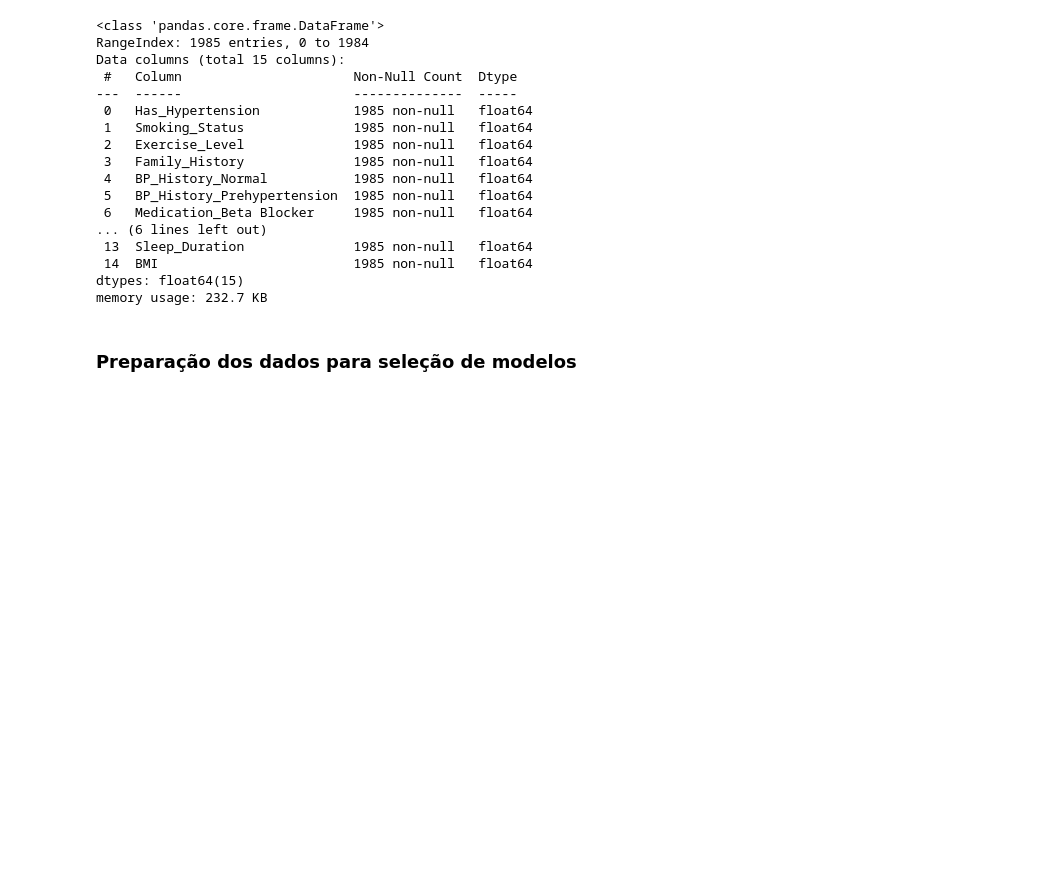
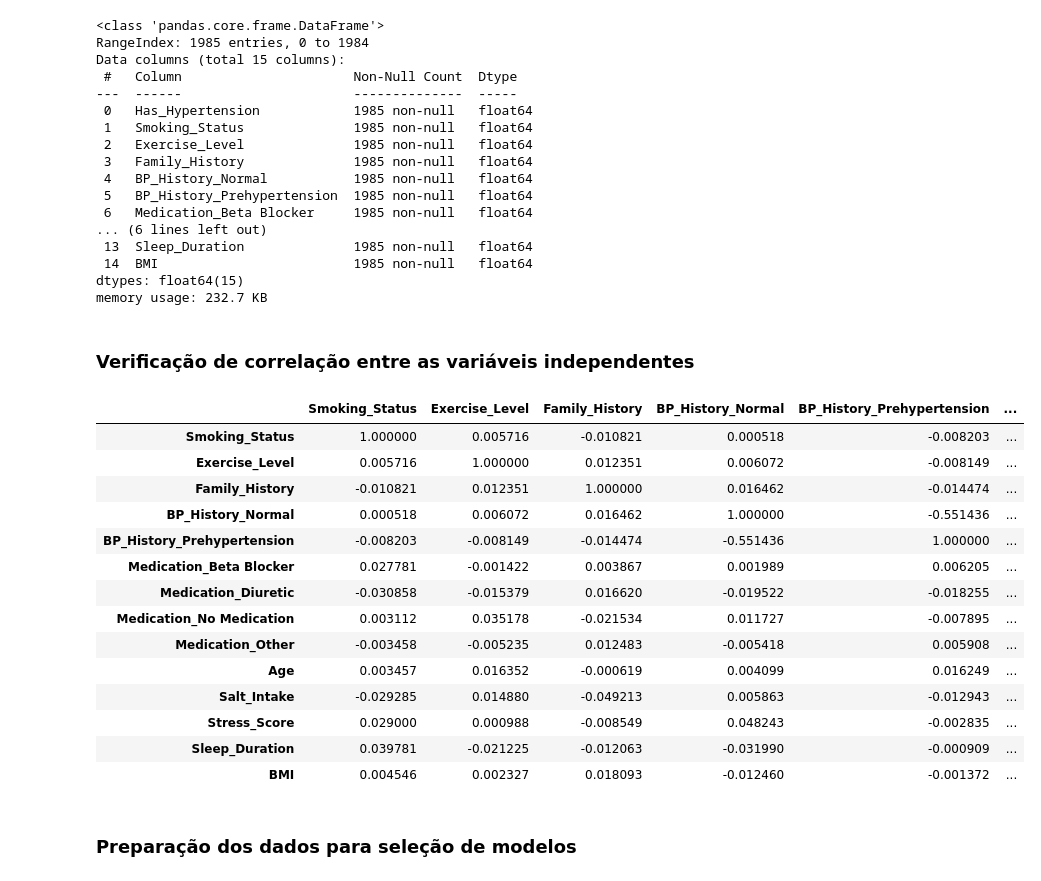
Before and after one commit to rogerioferreira/MVP-Machine_Learning-PUC-RIO, a Jupyter notebook: notebooks/hypertension_prediction.ipynb, the cells around one changed output. Drawn from its saved outputs; the diff is of its cells as text; code cells hidden in the pictures; blank space fills up the shorter version.

Commit message:
descrição do dataset e análise de correlação

```diff
--- a/notebooks/hypertension_prediction.ipynb
+++ b/notebooks/hypertension_prediction.ipynb
@@ -225,6 +246,29 @@ Data columns (total 15 columns):
  14  BMI                         1985 non-null   float64
 dtypes: float64(15)
 memory usage: 232.7 KB
+# %% [markdown]
+### Verificação de correlação entre as variáveis independentes
+# %%
+# verificação da correlação entre as variáveis
+df.drop(columns="Has_Hypertension").corr()
+
+# necessidade de implementação de gráfico
+# %% [output]
+|  | Smoking_Status | Exercise_Level | Family_History | BP_History_Normal | BP_History_Prehypertension | ... |
+| Smoking_Status | 1.000000 | 0.005716 | -0.010821 | 0.000518 | -0.008203 | ... |
+| Exercise_Level | 0.005716 | 1.000000 | 0.012351 | 0.006072 | -0.008149 | ... |
+| Family_History | -0.010821 | 0.012351 | 1.000000 | 0.016462 | -0.014474 | ... |
+| BP_History_Normal | 0.000518 | 0.006072 | 0.016462 | 1.000000 | -0.551436 | ... |
+| BP_History_Prehypertension | -0.008203 | -0.008149 | -0.014474 | -0.551436 | 1.000000 | ... |
+| Medication_Beta Blocker | 0.027781 | -0.001422 | 0.003867 | 0.001989 | 0.006205 | ... |
+| Medication_Diuretic | -0.030858 | -0.015379 | 0.016620 | -0.019522 | -0.018255 | ... |
+| Medication_No Medication | 0.003112 | 0.035178 | -0.021534 | 0.011727 | -0.007895 | ... |
+| Medication_Other | -0.003458 | -0.005235 | 0.012483 | -0.005418 | 0.005908 | ... |
+| Age | 0.003457 | 0.016352 | -0.000619 | 0.004099 | 0.016249 | ... |
+| Salt_Intake | -0.029285 | 0.014880 | -0.049213 | 0.005863 | -0.012943 | ... |
+| Stress_Score | 0.029000 | 0.000988 | -0.008549 | 0.048243 | -0.002835 | ... |
+| Sleep_Duration | 0.039781 | -0.021225 | -0.012063 | -0.031990 | -0.000909 | ... |
+| BMI | 0.004546 | 0.002327 | 0.018093 | -0.012460 | -0.001372 | ... |
 # %% [markdown]
 ### Preparação dos dados para seleção de modelos
 # %%
```
Also changed, not shown: parts of 6 cells of this notebook.
